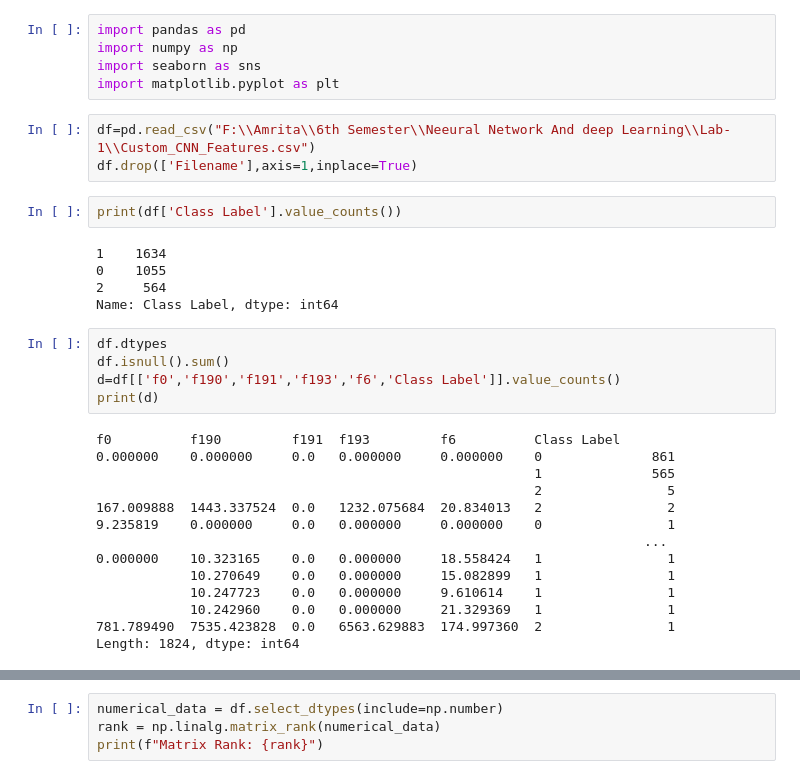
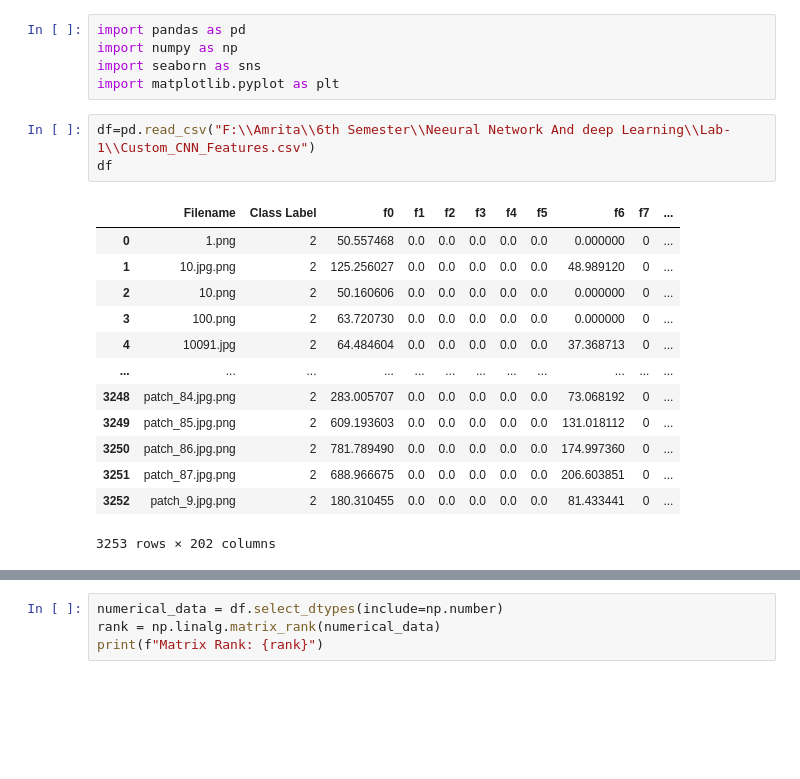
Before and after one commit to Hitesh2810/Neural-Networks-And-Deep-Learning, a Jupyter notebook: Lab_1_BL.EN.U4CSE20058.ipynb, the cells around one changed output, grey strips where cells are left out. Cells and saved outputs as stored; diff of their text form; blank space fills up the shorter version.

```diff
--- a/Lab_1_BL.EN.U4CSE20058.ipynb
+++ b/Lab_1_BL.EN.U4CSE20058.ipynb
@@ -5,30 +5,18 @@ import seaborn as sns
 import matplotlib.pyplot as plt
 # %%
 df=pd.read_csv("F:\\Amrita\\6th Semester\\Neeural Network And deep Learning\\Lab-1\\Custom_CNN_Features.csv")
-df.drop(['Filename'],axis=1,inplace=True)
+df
+# %% [output]
+|  | Filename | Class Label | f0 | f1 | f2 | f3 | f4 | f5 | f6 | f7 | ... |
+| 0 | 1.png | 2 | 50.557468 | 0.0 | 0.0 | 0.0 | 0.0 | 0.0 | 0.000000 | 0 | ... |
+| 1 | 10.jpg.png | 2 | 125.256027 | 0.0 | 0.0 | 0.0 | 0.0 | 0.0 | 48.989120 | 0 | ... |
+| 2 | 10.png | 2 | 50.160606 | 0.0 | 0.0 | 0.0 | 0.0 | 0.0 | 0.000000 | 0 | ... |
+| 3 | 100.png | 2 | 63.720730 | 0.0 | 0.0 | 0.0 | 0.0 | 0.0 | 0.000000 | 0 | ... |
+| 4 | 10091.jpg | 2 | 64.484604 | 0.0 | 0.0 | 0.0 | 0.0 | 0.0 | 37.368713 | 0 | ... |
+| ... | ... | ... | ... | ... | ... | ... | ... | ... | ... | ... | ... |
+| 3248 | patch_84.jpg.png | 2 | 283.005707 | 0.0 | 0.0 | 0.0 | 0.0 | 0.0 | 73.068192 | 0 | ... |
+| 3249 | patch_85.jpg.png | 2 | 609.193603 | 0.0 | 0.0 | 0.0 | 0.0 | 0.0 | 131.018112 | 0 | ... |
+| 3250 | patch_86.jpg.png | 2 | 781.789490 | 0.0 | 0.0 | 0.0 | 0.0 | 0.0 | 174.997360 | 0 | ... |
+| 3251 | patch_87.jpg.png | 2 | 688.966675 | 0.0 | 0.0 | 0.0 | 0.0 | 0.0 | 206.603851 | 0 | ... |
+| 3252 | patch_9.jpg.png | 2 | 180.310455 | 0.0 | 0.0 | 0.0 | 0.0 | 0.0 | 81.433441 | 0 | ... |
+3253 rows × 202 columns
-# %%
-print(df['Class Label'].value_counts())
-# %% [output]
-1    1634
-0    1055
-2     564
-Name: Class Label, dtype: int64
-# %%
-df.dtypes
-df.isnull().sum()
-d=df[['f0','f190','f191','f193','f6','Class Label']].value_counts()
-print(d)
-# %% [output]
-f0          f190         f191  f193         f6          Class Label
-0.000000    0.000000     0.0   0.000000     0.000000    0              861
-                                                        1              565
-                                                        2                5
-167.009888  1443.337524  0.0   1232.075684  20.834013   2                2
-9.235819    0.000000     0.0   0.000000     0.000000    0                1
-                                                                      ...
-0.000000    10.323165    0.0   0.000000     18.558424   1                1
-            10.270649    0.0   0.000000     15.082899   1                1
-            10.247723    0.0   0.000000     9.610614    1                1
-            10.242960    0.0   0.000000     21.329369   1                1
-781.789490  7535.423828  0.0   6563.629883  174.997360  2                1
-Length: 1824, dtype: int64
```
Also changed, not shown: parts of 13 cells of this notebook.
